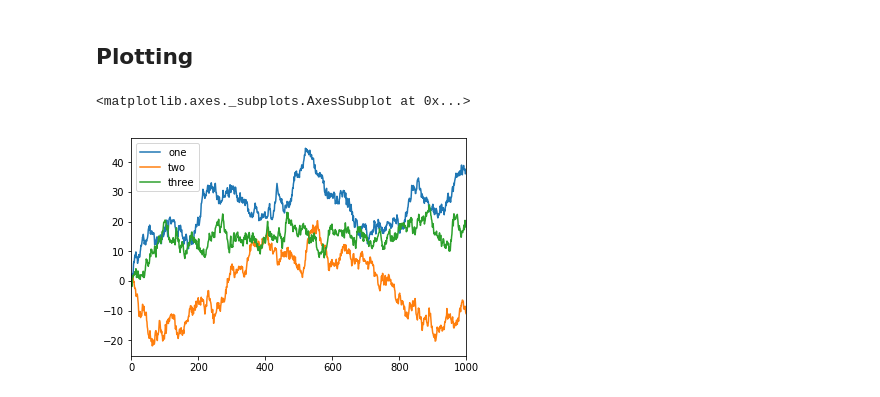
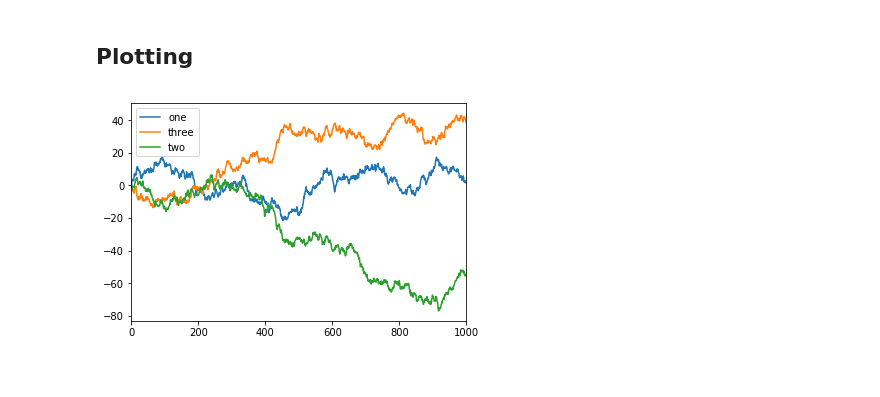
Before and after one commit to iamlemec/data_science, a Jupyter notebook: Session_2.ipynb, the cells around one changed output. Drawn from its saved outputs; the diff is of its cells as text; code cells hidden in the pictures.

```diff
--- a/Session_2.ipynb
+++ b/Session_2.ipynb
@@ -264,7 +285,10 @@ final.head()
 ## Plotting
 # %%
 # good way to arrange plots
-pd.DataFrame(np.cumsum(np.random.randn(1000, 3), axis=0), columns=['one', 'two', 'three']).plot()
+pd.DataFrame({
+    'one': np.cumsum(np.random.randn(1000)),
+    'two': np.cumsum(np.random.randn(1000)),
+    'three': np.cumsum(np.random.randn(1000))
+}).plot();
 # %% [output]
-<matplotlib.axes._subplots.AxesSubplot at 0x...>
-[figure, old version]
+[figure, new version]
```
Also changed, not shown: parts of 53 cells of this notebook, 1 other file.
